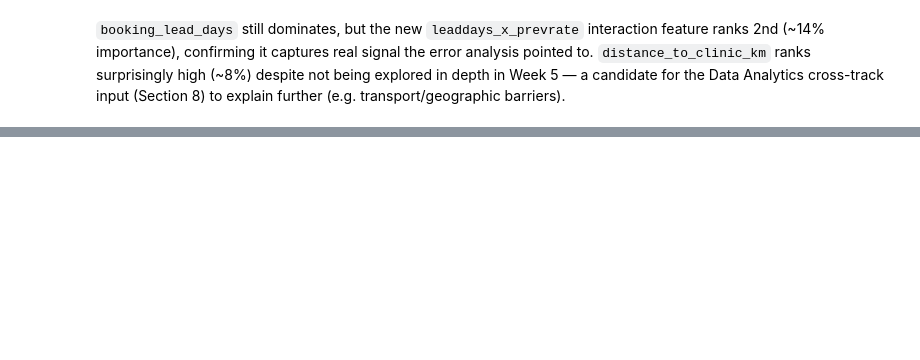
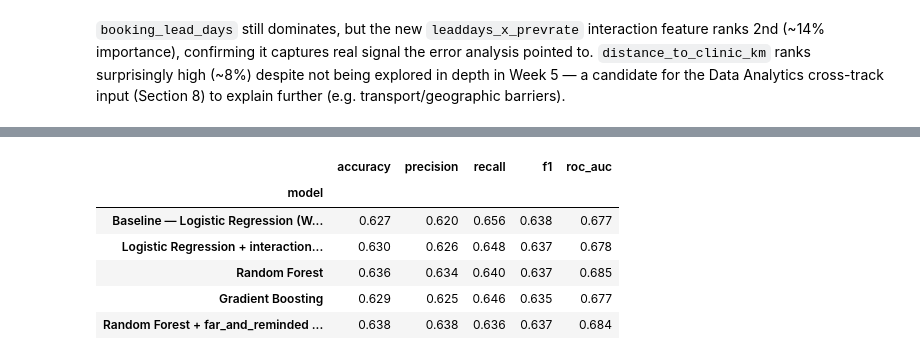
Before and after one commit to cdjarabe07/AnalystLab_Internship_In_Data_Science, a Jupyter notebook: Week 6 Assignment/notebooks/week6_model_improvement_validation.ipynb, the cells around one changed output, grey strips where cells are left out. Saved outputs shown, nothing was run; the diff lists cells and outputs as text; code cells hidden in the pictures; blank space fills up the shorter version.

```diff
--- a/Week 6 Assignment/notebooks/week6_model_improvement_validation.ipynb
+++ b/Week 6 Assignment/notebooks/week6_model_improvement_validation.ipynb
@@ -265,0 +306,32 @@ Cross-Track Integration
+# %%
+df["far_and_reminded"] = ((df["distance_to_clinic_km"] >= df["distance_to_clinic_km"].quantile(0.8)) &
+                           (df["reminder_sent"] == "Yes")).astype(int)
+
+train_df3, test_df3 = df.iloc[train_idx].copy(), df.iloc[test_idx].copy()
+X_train3 = train_df3.drop(columns=["patient_id", "no_show", "distance_bucket"])
+y_train3 = train_df3["no_show"]
+X_test3 = test_df3.drop(columns=["patient_id", "no_show", "distance_bucket"])
+y_test3 = test_df3["no_show"]
+
+X_train3 = pd.get_dummies(X_train3, drop_first=True)
+X_test3 = pd.get_dummies(X_test3, drop_first=True)
+X_test3 = X_test3.reindex(columns=X_train3.columns, fill_value=0)
+
+rf3 = RandomForestClassifier(n_estimators=300, max_depth=6, min_samples_leaf=20,
+                              random_state=42, class_weight="balanced")
+rf3.fit(X_train3, y_train3)
+pred_rf3 = rf3.predict(X_test3)
+prob_rf3 = rf3.predict_proba(X_test3)[:, 1]
+
+results_df.loc["Random Forest + far_and_reminded feature"] = evaluate(
+    "Random Forest + far_and_reminded feature", y_test3, pred_rf3, prob_rf3
+)
+results_df
+# %% [output]
+|  | accuracy | precision | recall | f1 | roc_auc |
+| model |  |  |  |  |  |
+| Baseline — Logistic Regression (W... | 0.627 | 0.620 | 0.656 | 0.638 | 0.677 |
+| Logistic Regression + interaction... | 0.630 | 0.626 | 0.648 | 0.637 | 0.678 |
+| Random Forest | 0.636 | 0.634 | 0.640 | 0.637 | 0.685 |
+| Gradient Boosting | 0.629 | 0.625 | 0.646 | 0.635 | 0.677 |
+| Random Forest + far_and_reminded ... | 0.638 | 0.638 | 0.636 | 0.637 | 0.684 |
```
Also changed, not shown: parts of 15 cells of this notebook, 10 other files.
